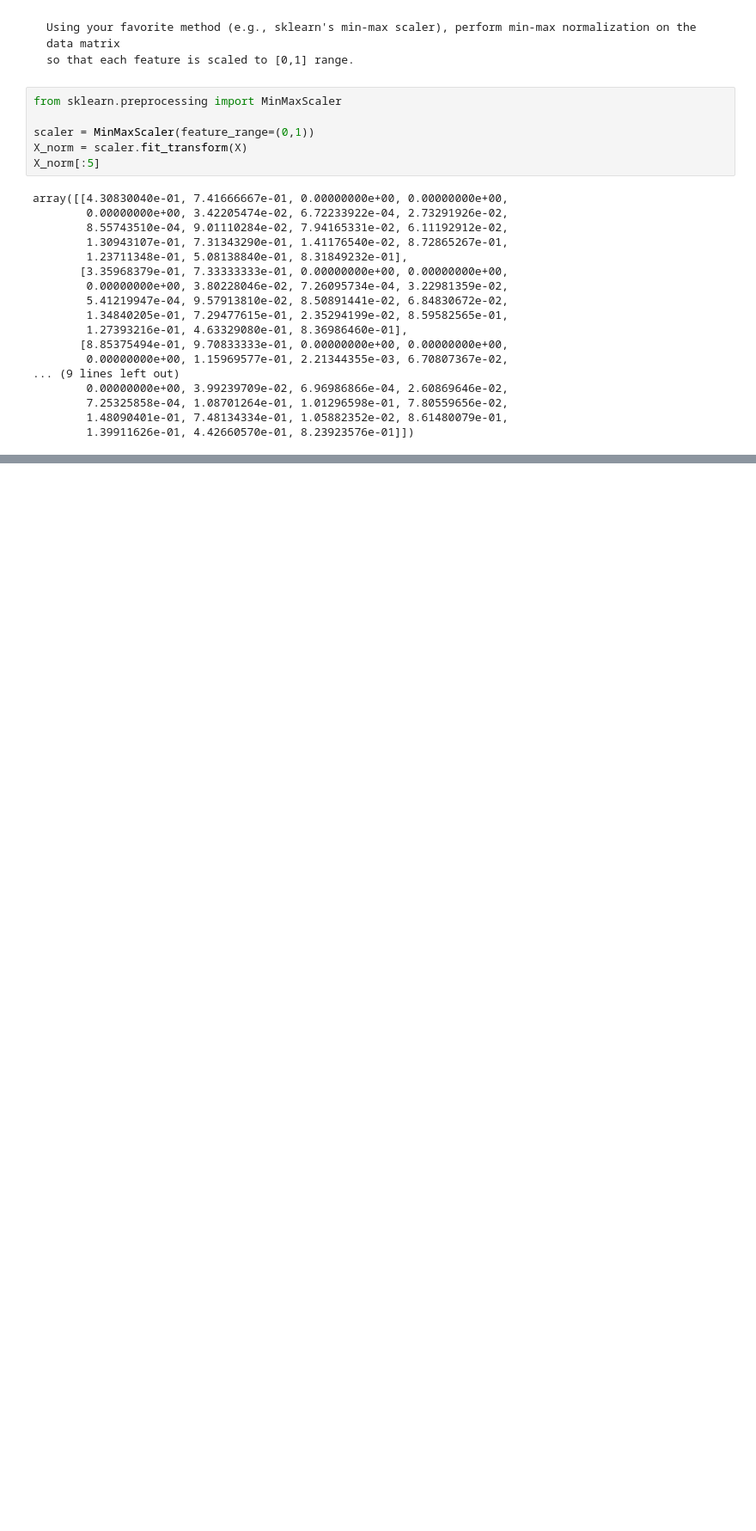
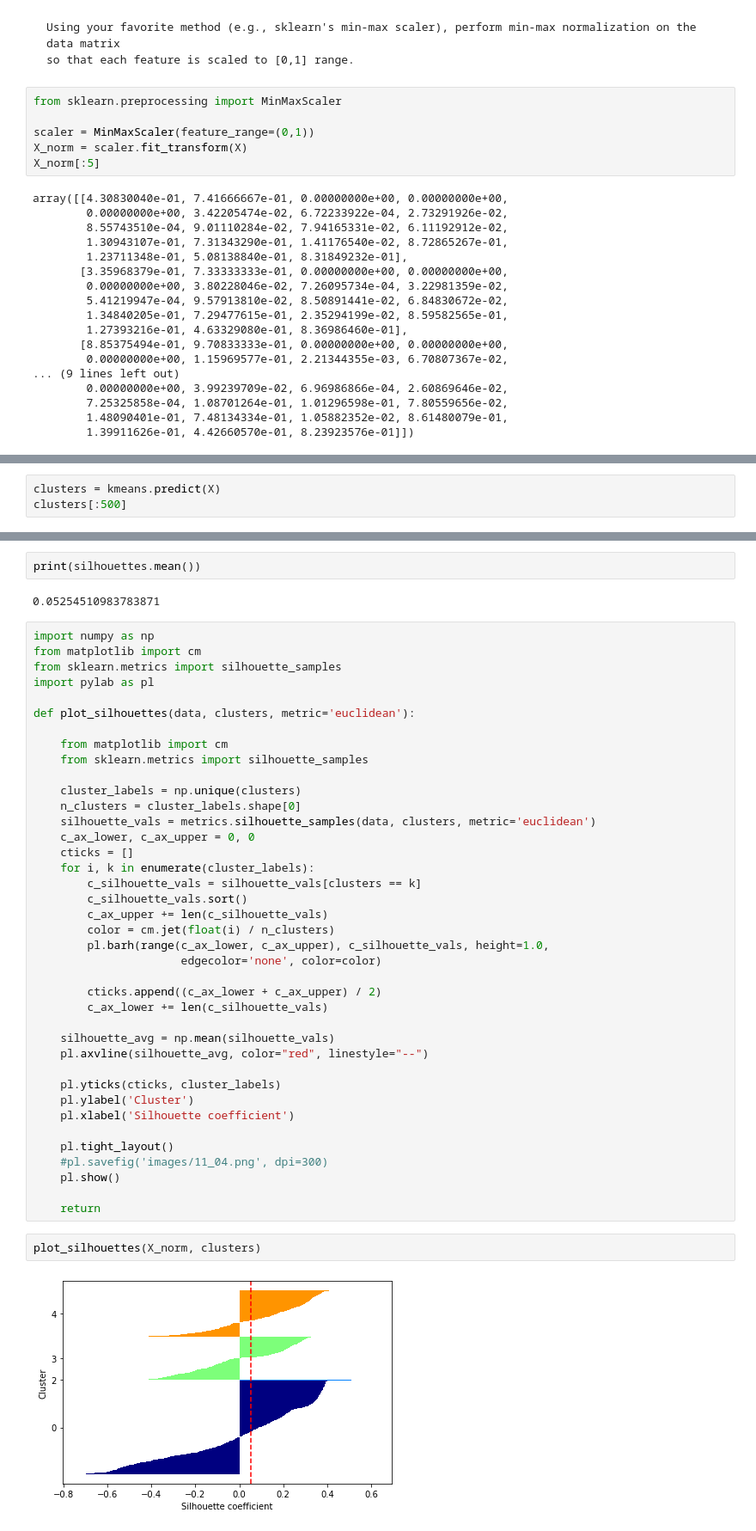
Before and after one commit to claytoncohn/DSC478, a Jupyter notebook: Jupyter/Assignment4.ipynb, the cells around one changed output, grey strips where cells are left out. Shown: that part at 86% size. Saved outputs shown, nothing was run; the diff lists cells and outputs as text; blank space fills up the shorter version.

```diff
--- a/Jupyter/Assignment4.ipynb
+++ b/Jupyter/Assignment4.ipynb
@@ -94,0 +119,3 @@ array([[4.30830040e-01, 7.41666667e-01, 0.00000000e+00, 0.00000000e+00,
+# %%
+clusters = kmeans.predict(X)
+clusters[:500]
@@ -106,0 +170,47 @@ array([[4.30830040e-01, 7.41666667e-01, 0.00000000e+00, 0.00000000e+00,
+# %%
+print(silhouettes.mean())
+# %% [output]
+0.05254510983783871
+# %%
+import numpy as np
+from matplotlib import cm
+from sklearn.metrics import silhouette_samples
+import pylab as pl
+
+def plot_silhouettes(data, clusters, metric='euclidean'):
+
+    from matplotlib import cm
+    from sklearn.metrics import silhouette_samples
+
+    cluster_labels = np.unique(clusters)
+    n_clusters = cluster_labels.shape[0]
+    silhouette_vals = metrics.silhouette_samples(data, clusters, metric='euclidean')
+    c_ax_lower, c_ax_upper = 0, 0
+    cticks = []
+    for i, k in enumerate(cluster_labels):
+        c_silhouette_vals = silhouette_vals[clusters == k]
+        c_silhouette_vals.sort()
+        c_ax_upper += len(c_silhouette_vals)
+        color = cm.jet(float(i) / n_clusters)
+        pl.barh(range(c_ax_lower, c_ax_upper), c_silhouette_vals, height=1.0,
+                      edgecolor='none', color=color)
+
+        cticks.append((c_ax_lower + c_ax_upper) / 2)
+        c_ax_lower += len(c_silhouette_vals)
+
+    silhouette_avg = np.mean(silhouette_vals)
+    pl.axvline(silhouette_avg, color="red", linestyle="--")
+
+    pl.yticks(cticks, cluster_labels)
+    pl.ylabel('Cluster')
+    pl.xlabel('Silhouette coefficient')
+
+    pl.tight_layout()
+    #pl.savefig('images/11_04.png', dpi=300)
+    pl.show()
+
+    return
+# %%
+plot_silhouettes(X_norm, clusters)
+# %% [output]
+[figure, added]
```
Also changed, not shown: parts of 12 cells of this notebook, 1 other file.
